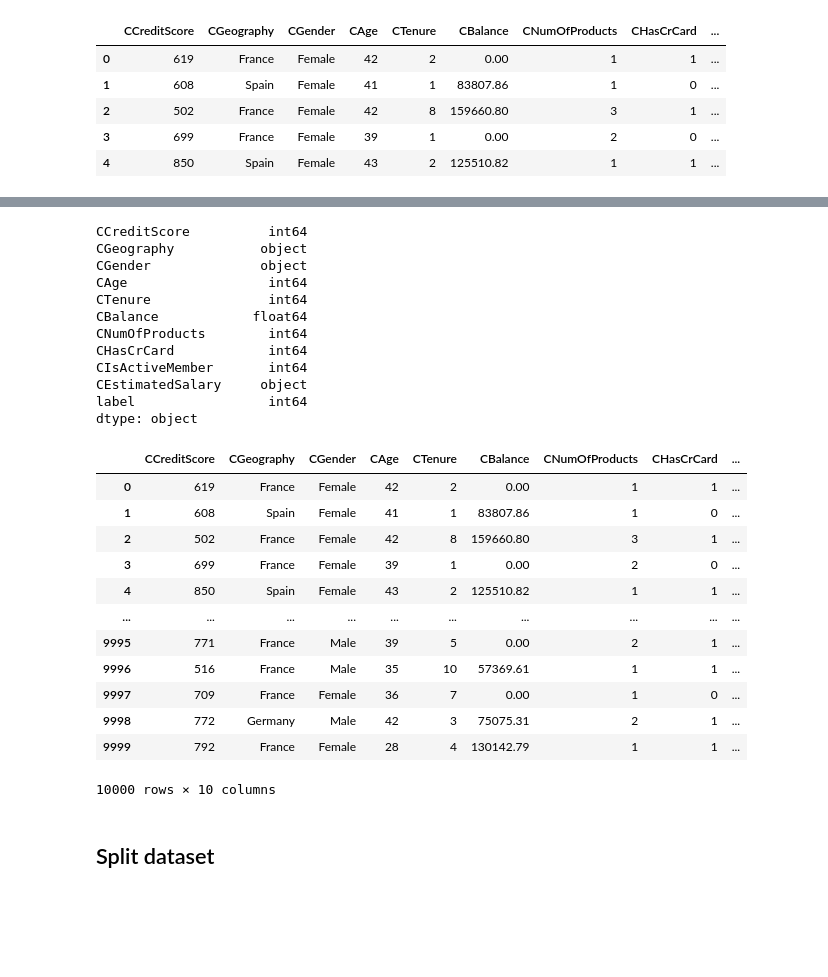
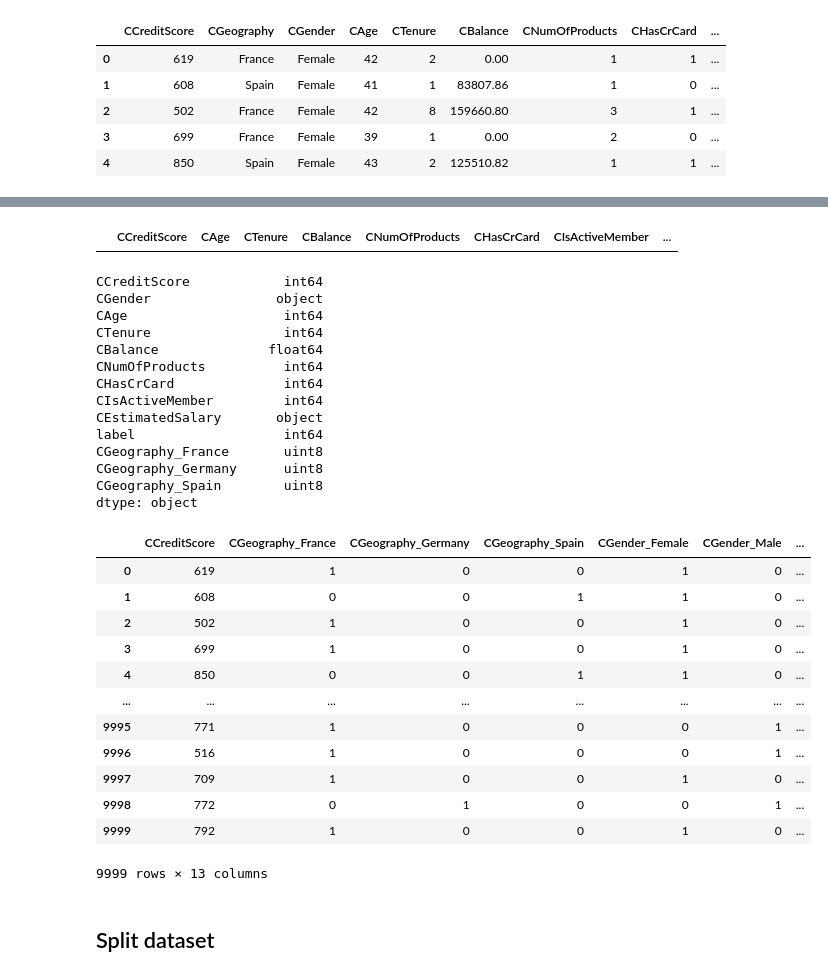
Before and after one commit to Ph1lippK/VAWI, a Jupyter notebook: Assignment_01_40402020250003.ipynb, the cells around one changed output, grey strips where cells are left out. Cells and saved outputs as stored; diff of their text form; code cells hidden in the pictures; blank space fills up the shorter version.

Commit message:
dropped corrupted data values

```diff
--- a/Assignment_01_40402020250003.ipynb
+++ b/Assignment_01_40402020250003.ipynb
@@ -62,5 +62,6 @@ fintech.head()
 | 3 | 699 | France | Female | 39 | 1 | 0.00 | 2 | 0 | ... |
 | 4 | 850 | Spain | Female | 43 | 2 | 125510.82 | 1 | 1 | ... |
 # %%
-pd.get_dummies(fintech, columns = ['CGeography'])
+fintech1 = pd.get_dummies(fintech, columns = ['CGeography','CGender'])
+fintech1
 # %% [output]
@@ -79,0 +88,4 @@ pd.get_dummies(fintech, columns = ['CGeography'])
+# %%
+# dropping row with entry "Nov 58" in CEstimatedSalary
+fintech2 = fintech1.drop(index=2362)
+fintech2
@@ -80,41 +106,49 @@ pd.get_dummies(fintech, columns = ['CGeography'])
+# %%
+# testing, if corrupted entry "Nov 58" in CEstimatedSalary was dropped"
+search2 = fintech2[fintech2['CEstimatedSalary']=='Nov 58']
+search2
+# %% [output]
+|  | CCreditScore | CAge | CTenure | CBalance | CNumOfProducts | CHasCrCard | CIsActiveMember | ... |
 # %%
-print(fintech.dtypes)
+print(fintech2.dtypes)
 # %% [output]
-CCreditScore          int64
-CGeography           object
-CGender              object
-CAge                  int64
-CTenure               int64
-CBalance            float64
-CNumOfProducts        int64
-CHasCrCard            int64
-CIsActiveMember       int64
-CEstimatedSalary     object
-label                 int64
+CCreditScore            int64
+CGender                object
+CAge                    int64
+CTenure                 int64
+CBalance              float64
+CNumOfProducts          int64
+CHasCrCard              int64
+CIsActiveMember         int64
+CEstimatedSalary       object
+label                   int64
+CGeography_France       uint8
+CGeography_Germany      uint8
+CGeography_Spain        uint8
 dtype: object
 # %%
 #Spliting dataset in two parts: feature set and target label
-feature_set = ['CCreditScore', 'CGeography', 'CGender', 'CAge','CTenure','CBalance','CNumOfProducts','CHasCrCard','CIsActiveMember','CEstimatedSalary']
-X = fintech[feature_set]
-y = fintech.label
+feature_set = ['CCreditScore', 'CGeography_France', 'CGeography_Germany','CGeography_Spain','CGender_Female','CGender_Male', 'CAge','CTenure','CBalance','CNumOfProducts','CHasCrCard','CIsActiveMember','CEstimatedSalary']
+X = fintech2[feature_set]
+y = fintech2.label
 #feature_set = ['pregnant', 'insulin', 'bmi', 'age','glucose','bp','pedigree','skin']
 #X = diabetes[feature_set]
 #y = diabetes.label
 X
 # %% [output]
-|  | CCreditScore | CGeography | CGender | CAge | CTenure | CBalance | CNumOfProducts | CHasCrCard | ... |
-| 0 | 619 | France | Female | 42 | 2 | 0.00 | 1 | 1 | ... |
-| 1 | 608 | Spain | Female | 41 | 1 | 83807.86 | 1 | 0 | ... |
-| 2 | 502 | France | Female | 42 | 8 | 159660.80 | 3 | 1 | ... |
-| 3 | 699 | France | Female | 39 | 1 | 0.00 | 2 | 0 | ... |
-| 4 | 850 | Spain | Female | 43 | 2 | 125510.82 | 1 | 1 | ... |
-| ... | ... | ... | ... | ... | ... | ... | ... | ... | ... |
-| 9995 | 771 | France | Male | 39 | 5 | 0.00 | 2 | 1 | ... |
-| 9996 | 516 | France | Male | 35 | 10 | 57369.61 | 1 | 1 | ... |
-| 9997 | 709 | France | Female | 36 | 7 | 0.00 | 1 | 0 | ... |
-| 9998 | 772 | Germany | Male | 42 | 3 | 75075.31 | 2 | 1 | ... |
-| 9999 | 792 | France | Female | 28 | 4 | 130142.79 | 1 | 1 | ... |
+|  | CCreditScore | CGeography_France | CGeography_Germany | CGeography_Spain | CGender_Female | CGender_Male | ... |
+| 0 | 619 | 1 | 0 | 0 | 1 | 0 | ... |
+| 1 | 608 | 0 | 0 | 1 | 1 | 0 | ... |
+| 2 | 502 | 1 | 0 | 0 | 1 | 0 | ... |
+| 3 | 699 | 1 | 0 | 0 | 1 | 0 | ... |
+| 4 | 850 | 0 | 0 | 1 | 1 | 0 | ... |
+| ... | ... | ... | ... | ... | ... | ... | ... |
+| 9995 | 771 | 1 | 0 | 0 | 0 | 1 | ... |
+| 9996 | 516 | 1 | 0 | 0 | 0 | 1 | ... |
+| 9997 | 709 | 1 | 0 | 0 | 1 | 0 | ... |
+| 9998 | 772 | 0 | 1 | 0 | 0 | 1 | ... |
+| 9999 | 792 | 1 | 0 | 0 | 1 | 0 | ... |
-10000 rows × 10 columns
+9999 rows × 13 columns
 # %% [markdown]
 ## Split dataset
 # %%
```
Also changed, not shown: parts of 10 cells of this notebook.
